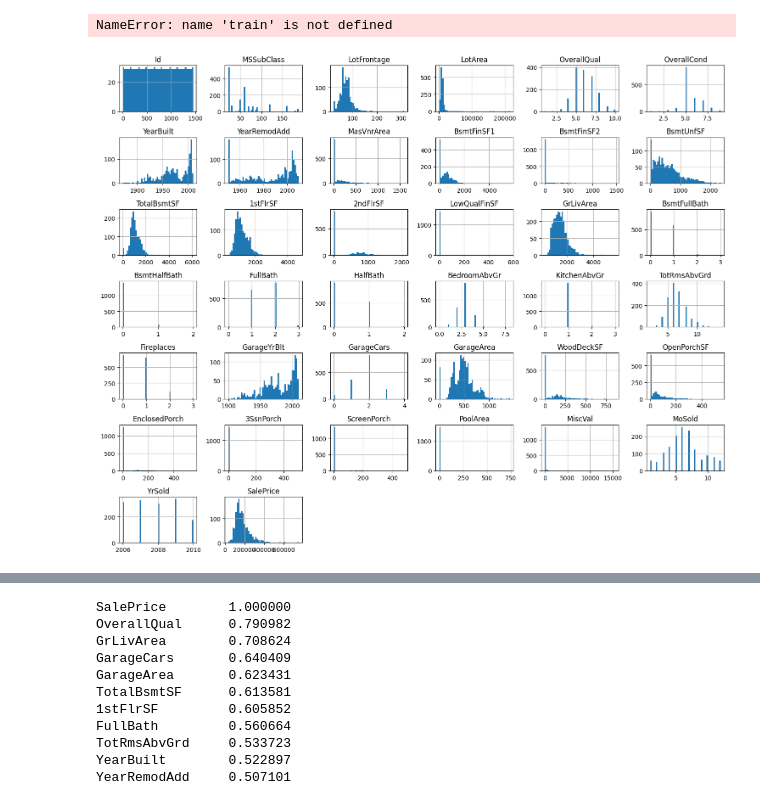
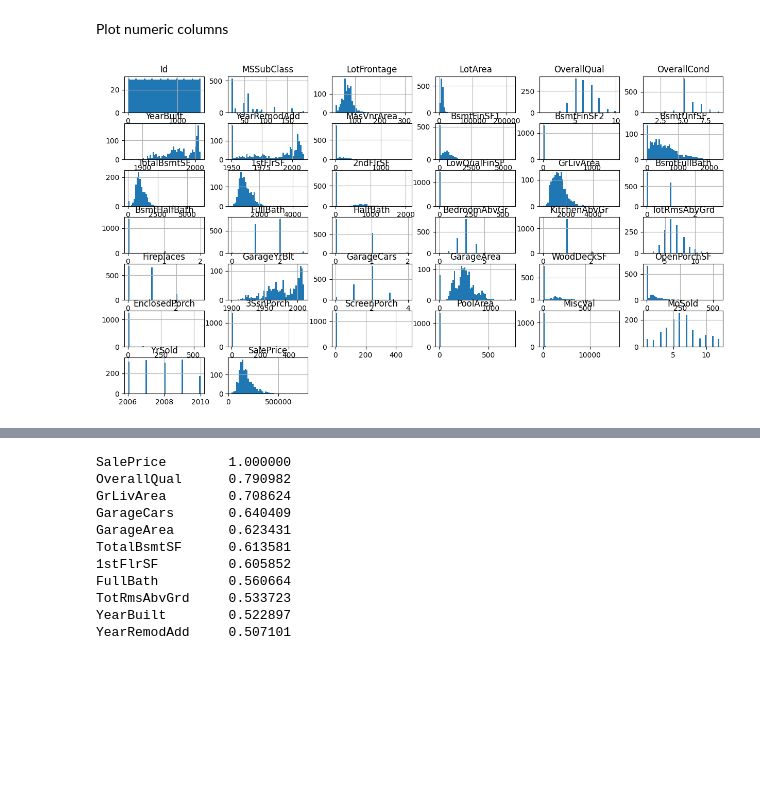
Before and after one commit to polip/ames-python, a Jupyter notebook: eda.ipynb, the cells around one changed output, grey strips where cells are left out. Cells and saved outputs as stored; diff of their text form; code cells hidden in the pictures; blank space fills up the shorter version.

```diff
--- a/eda.ipynb
+++ b/eda.ipynb
@@ -15,10 +37,8 @@ NameError: name 'train' is not defined
-# %%
-train.describe()
-# %% [output]
-NameError: name 'train' is not defined
+# %% [markdown]
+Plot numeric columns
 # %%
-train.select_dtypes(include='number').hist(figsize=(15, 12), bins=50)
-plt.tight_layout()
+import matplotlib.pyplot as plt
+train.select_dtypes(include='number').hist(figsize=(15, 8), bins=50)
 plt.show()
 # %% [output]
-[figure, old version]
+[figure, new version]
```
Also changed, not shown: parts of 26 cells of this notebook, 7 other files.
